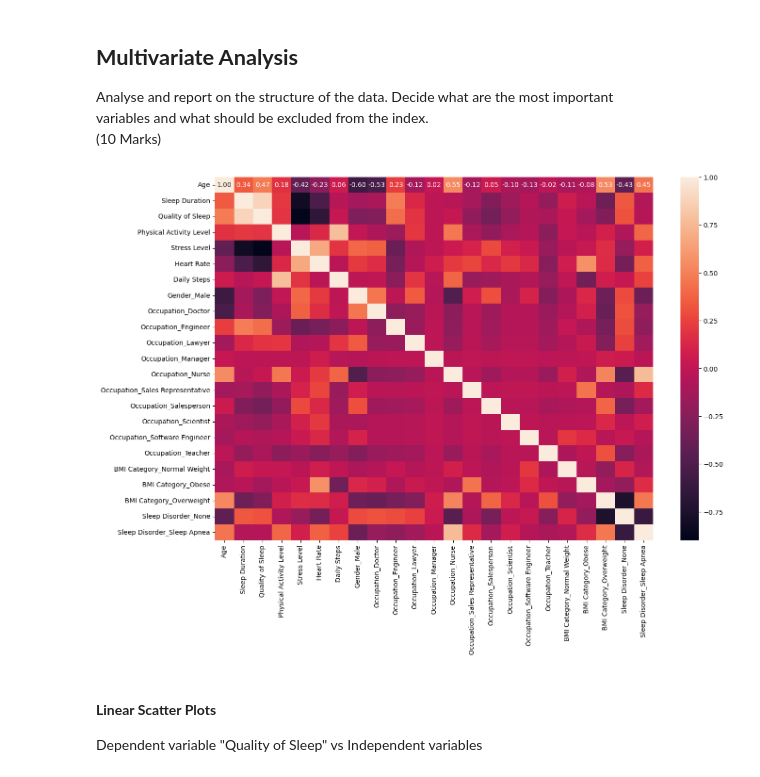
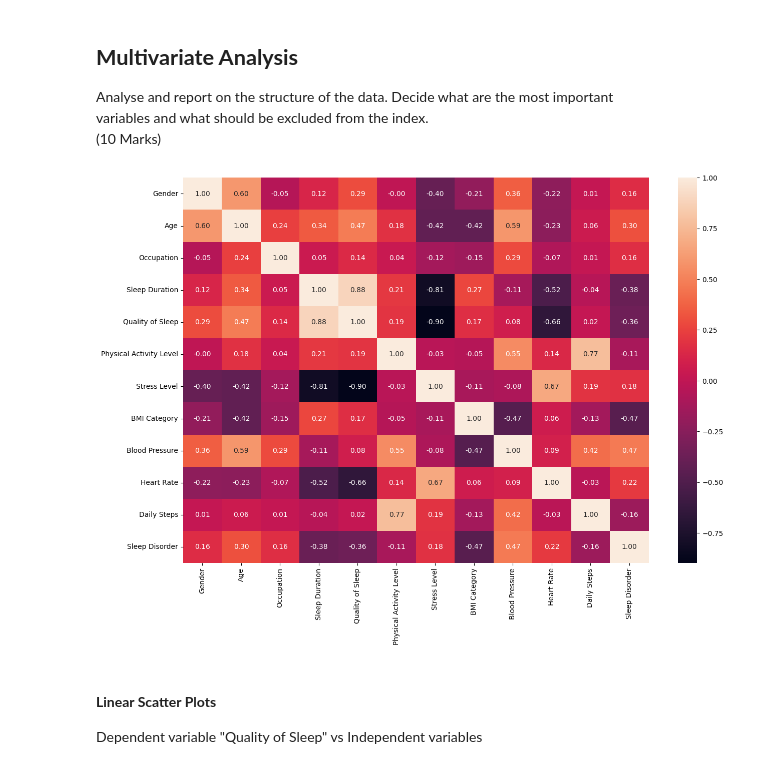
Before and after one commit to LiamHarmon/DAV_CA, a Jupyter notebook: DAV_CA.ipynb, the cells around one changed output. Cells and saved outputs as stored; diff of their text form; code cells hidden in the pictures.

```diff
--- a/DAV_CA.ipynb
+++ b/DAV_CA.ipynb
@@ -27,7 +27,3 @@ data.head()
 | 2 | Male | 28 | Doctor | 6.2 | 6 | 60 | 8 | ... |
 | 3 | Male | 28 | Sales Representative | 5.9 | 4 | 30 | 8 | ... |
 | 4 | Male | 28 | Sales Representative | 5.9 | 4 | 30 | 8 | ... |
-# %%
-# Drop Blood Pressure column
-data.drop('Blood Pressure', axis=1, inplace=True)
-data.head()
@@ -131,0 +103,15 @@ encoded_df = pd.DataFrame(encoded_data, columns=encoder.get_feature_names_out(ca
+# %%
+def manual_onehot_encode(column):
+    unique_values = column.unique()
+    value_to_int = {value: idx for idx, value in enumerate(unique_values)}
+    encoded_column = column.map(value_to_int)
+    return encoded_column, value_to_int
+
+categorical_columns = ['Gender', 'Occupation', 'BMI Category', 'Blood Pressure', 'Sleep Disorder']
+encoded_data = data.copy()
+mappings = {}
+
+for col in categorical_columns:
+    encoded_data[col], mappings[col] = manual_onehot_encode(data[col])
+
+encoded_data.head(), mappings
@@ -132,4 +147,4 @@ encoded_df = pd.DataFrame(encoded_data, columns=encoder.get_feature_names_out(ca
 # %%
-# Reset the index of the original data
-data.reset_index(drop=True, inplace=True)
-encoded_df.reset_index(drop=True, inplace=True)
+# Reset the index of the encoded data
+encoded_data.reset_index(drop=True, inplace=True)
+encoded_data.head()
@@ -158,14 +163,14 @@ variables and what should be excluded from the index.<br>
 # %%
 # Correlation matrix
 import seaborn as sns
 import matplotlib.pyplot as plt
 
-correlation_matrix = final_data.corr()
+correlation_matrix = encoded_data.corr()
 plt.figure(figsize=(15, 10))
 sns.heatmap(correlation_matrix, annot=True, fmt='.2f')
 plt.show()
 # %% [output]
-[figure, old version]
+[figure, new version]
 # %% [markdown]
 #### __Linear Scatter Plots__<br>
 Dependent variable "Quality of Sleep" vs Independent variables
```
Also changed, not shown: parts of 47 cells of this notebook.
